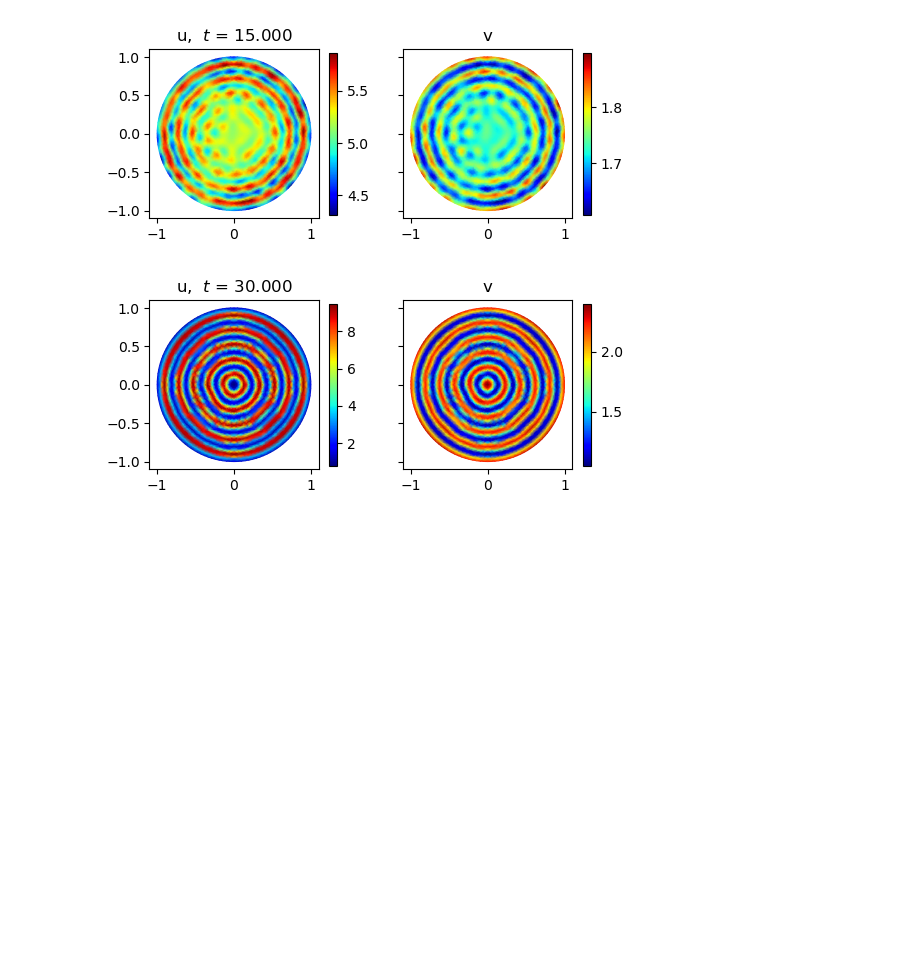
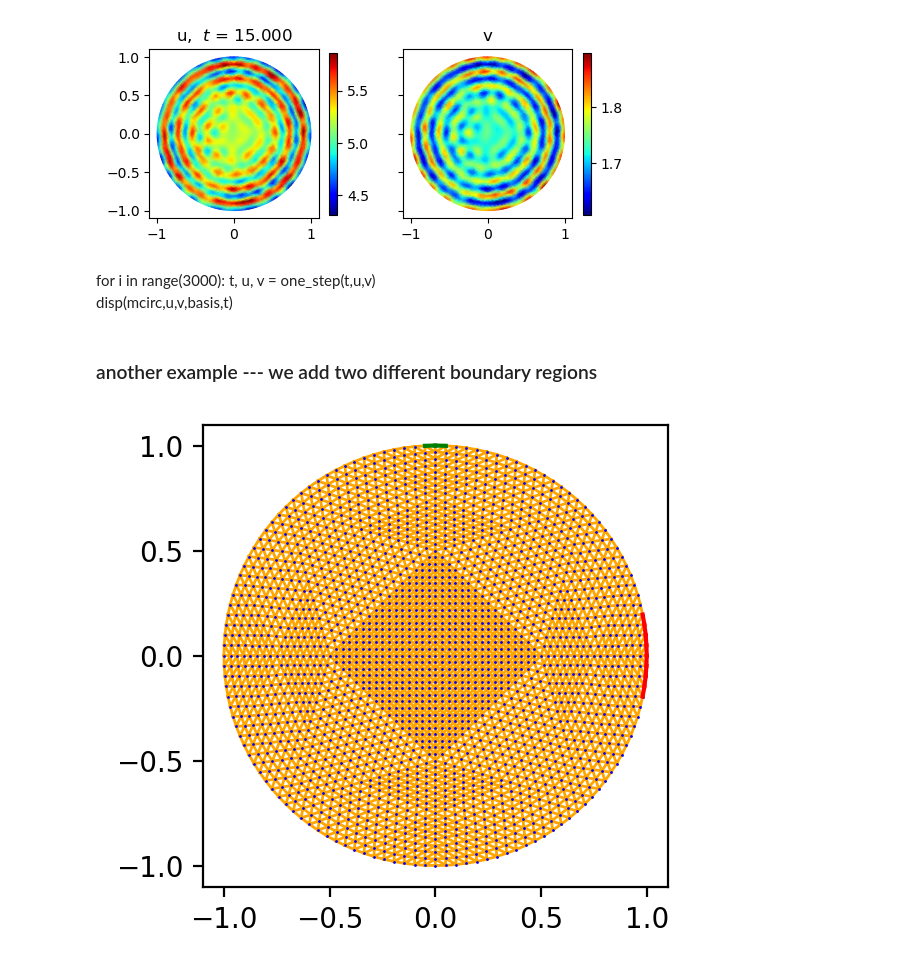
Before and after one commit to aquillen/Pattern_Formation_FEM, a Jupyter notebook: fem_brus_circle_nonzeroneumann.ipynb, the cells around one changed output. Drawn from its saved outputs; the diff is of its cells as text; code cells hidden in the pictures; blank space fills up the shorter version.

Commit message:
examples with a variety of boundary conditions
on a circle

```diff
--- a/fem_brus_circle_nonzeroneumann.ipynb
+++ b/fem_brus_circle_nonzeroneumann.ipynb
@@ -240,9 +240,42 @@ for i in range(3000):
 disp(mcirc,u,v,basis,t)
 # %% [output]
 [figure]
-# %%
-for i in range(3000):
-    t, u, v = one_step(t,u,v)
-disp(mcirc,u,v,basis,t)
-# %% [output]
-[figure, removed]
+# %% [markdown]
+for i in range(3000):
+    t, u, v = one_step(t,u,v)
+disp(mcirc,u,v,basis,t)
+# %% [markdown]
+### another example --- we add two different boundary regions
+# %%
+mcirc= skfem.MeshTri.init_circle(5,smoothed=False)  # make a triangular mesh of the unit circle, number is refinement level
+#mcirc # show the mesh
+mcirc = mcirc.with_boundaries({"rrright": lambda x: np.logical_and(x[0] > 0.9,np.abs(x[1]) < 0.2), \
+                               "tttop": lambda x: np.logical_and(x[1] > 0.93,np.abs(x[0]) < 0.04) })
+# if you want complement of a list, use np.setdiff1d
+# %%
+# extract facet endpoints given a facet index
+def dr_facet(mesh, ifacet):
+    facet = mesh.facets[:,ifacet]  # a particular facet
+    i1 = facet[0]
+    i2 = facet[1]
+    #print(i1,i2)
+    xvals = mcirc.p[0]; yvals = mcirc.p[1]
+    x1 = xvals[i1]; x2 = xvals[i2]
+    y1 = yvals[i1]; y2 = yvals[i2]
+    xx = np.array([x1,x2])
+    yy = np.array([y1,y2])
+    return xx,yy
+
+# show our chosen boundaries
+points = mcirc.p.T;   # nodes in format suitable for triplot
+simps = mcirc.t.T;  # triangle simplices in format suitable for triplot
+fig, ax = plt.subplots(1,1,figsize=(3,3),dpi=200)
+ax.triplot(points[:,0], points[:,1], simps,markersize=2, marker='.',lw=1,color='orange',mfc='blue',mew=0)
+for i in mcirc.boundaries['rrright']:
+    xx,yy = dr_facet(mcirc,i)
+    ax.plot(xx,yy, 'r-')
+for i in mcirc.boundaries['tttop']:
+    xx,yy = dr_facet(mcirc,i)
+    ax.plot(xx,yy, 'g-')  # yup this is what I wanted!
+# %% [output]
+[figure, added]
```
Also changed, not shown: parts of 9 cells of this notebook.
